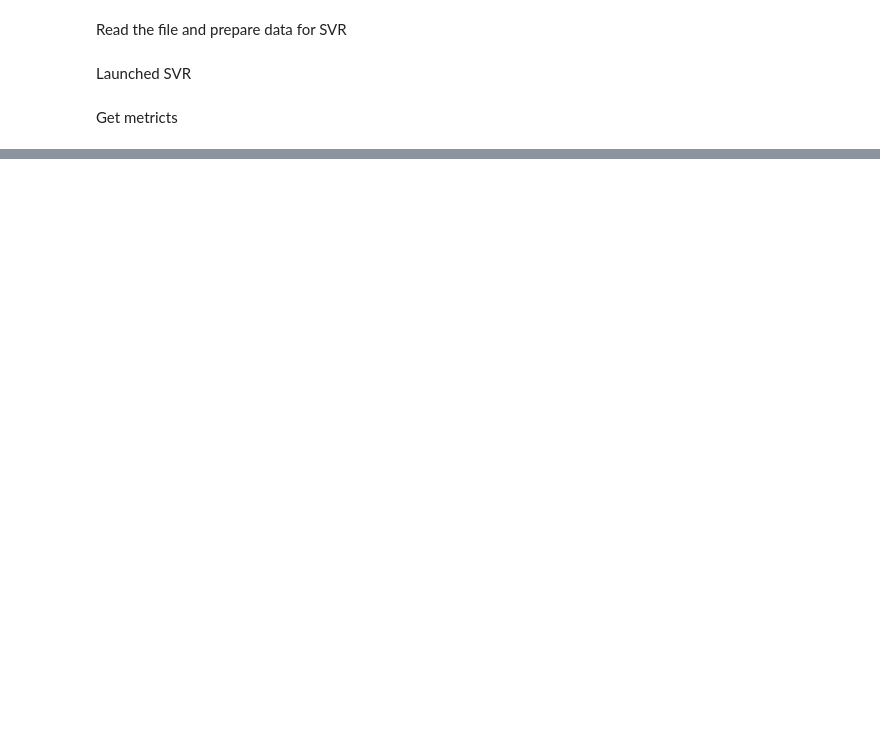
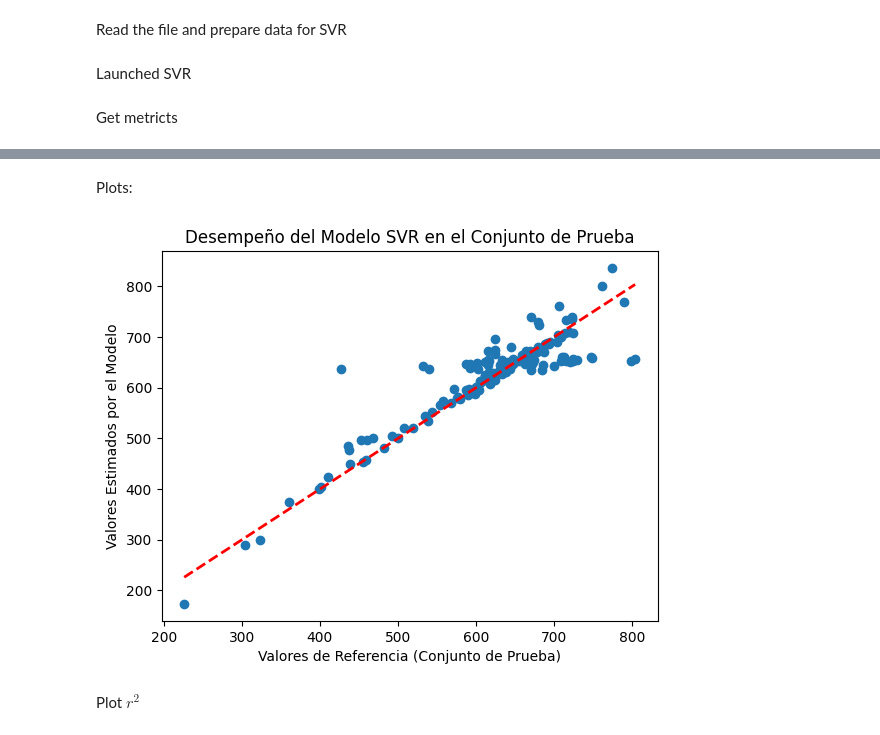
Before and after one commit to carlosmorenophd/machine_phen, a Jupyter notebook: app/notebooks/svr/phenotypic_lineal.ipynb, the cells around one changed output, grey strips where cells are left out. Saved outputs shown, nothing was run; the diff lists cells and outputs as text; code cells hidden in the pictures; blank space fills up the shorter version.

Commit message:
Create new plot to view the impact of y true vs y predict start to create a plot for r2

```diff
--- a/app/notebooks/svr/phenotypic_lineal.ipynb
+++ b/app/notebooks/svr/phenotypic_lineal.ipynb
@@ -17,7 +20,7 @@ from metrics.enums import MetricEnum
 # %% [markdown]
 Read the file and prepare data for SVR
 # %%
-file_csv = '/Users/yeiden/repo/machine_phen/data/phenotypic_obregon_151617.csv'
+file_csv = '../../../data/phenotypic_obregon_151617.csv'
 svr = SVR_Prediction(kernel=SvrKernelEnum.LINEAR)
 preprocessing =  Preprocess(file_name=file_csv, type_file=TypeFileEnum.CSV)
 preprocessing.read_file(
@@ -37,7 +40,7 @@ y_predicted = svr.prediction(x_test=x_test)
 # %% [markdown]
 Get metricts
 # %%
-metric = ErrorMetric(y_predicted=y_predicted, y_test=y_test)
+metric = ErrorMetric(y_predicted=y_predicted, y_test=y_test, x_test=x_test)
 metric.calculate_metric_prediction()
 print('Root mean squared error -> {}'.format(metric.get_metric(metric=MetricEnum.ROOT_MEAN_SQUARED_ERROR)))
 print('R2 -> {}'.format(metric.get_metric(metric=MetricEnum.R2_SCORE)))
@@ -64,0 +68,8 @@ MAPE -> 0.041663389450956545
+# %% [markdown]
+Plots:
+# %%
+metric.plot_true_vs_predicted()
+# %% [output]
+[figure, added]
+# %% [markdown]
+Plot $r^2$
```
Also changed, not shown: parts of 4 cells of this notebook, 3 other files.
